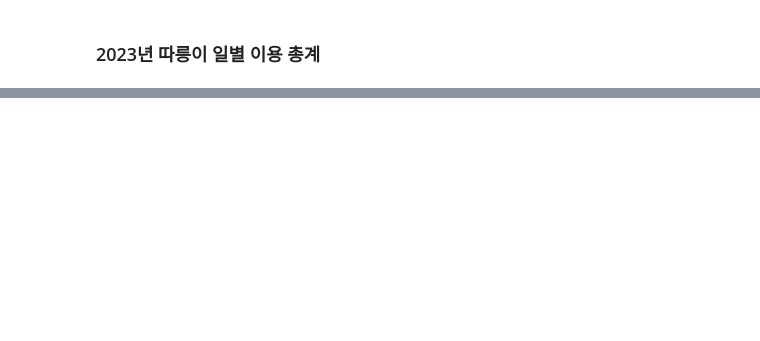
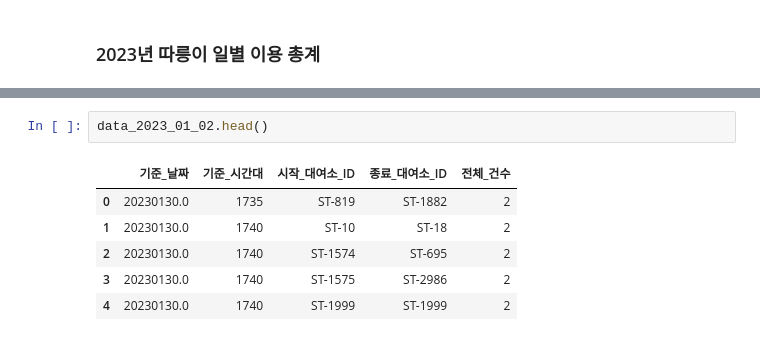
Before and after one commit to minseokpark6/SemiProject_Group3, a Jupyter notebook: Code/minseokpark/dust_preprocessing_240430.ipynb, the cells around one changed output, grey strips where cells are left out. Cells and saved outputs as stored; diff of their text form; blank space fills up the shorter version.

```diff
--- a/Code/minseokpark/dust_preprocessing_240430.ipynb
+++ b/Code/minseokpark/dust_preprocessing_240430.ipynb
@@ -330,0 +349,9 @@ memory usage: 659.4 MB
+# %%
+data_2023_01_02.head()
+# %% [output]
+|  | 기준_날짜 | 기준_시간대 | 시작_대여소_ID | 종료_대여소_ID | 전체_건수 |
+| 0 | 20230130.0 | 1735 | ST-819 | ST-1882 | 2 |
+| 1 | 20230130.0 | 1740 | ST-10 | ST-18 | 2 |
+| 2 | 20230130.0 | 1740 | ST-1574 | ST-695 | 2 |
+| 3 | 20230130.0 | 1740 | ST-1575 | ST-2986 | 2 |
+| 4 | 20230130.0 | 1740 | ST-1999 | ST-1999 | 2 |
```
Also changed, not shown: parts of 13 cells of this notebook.
